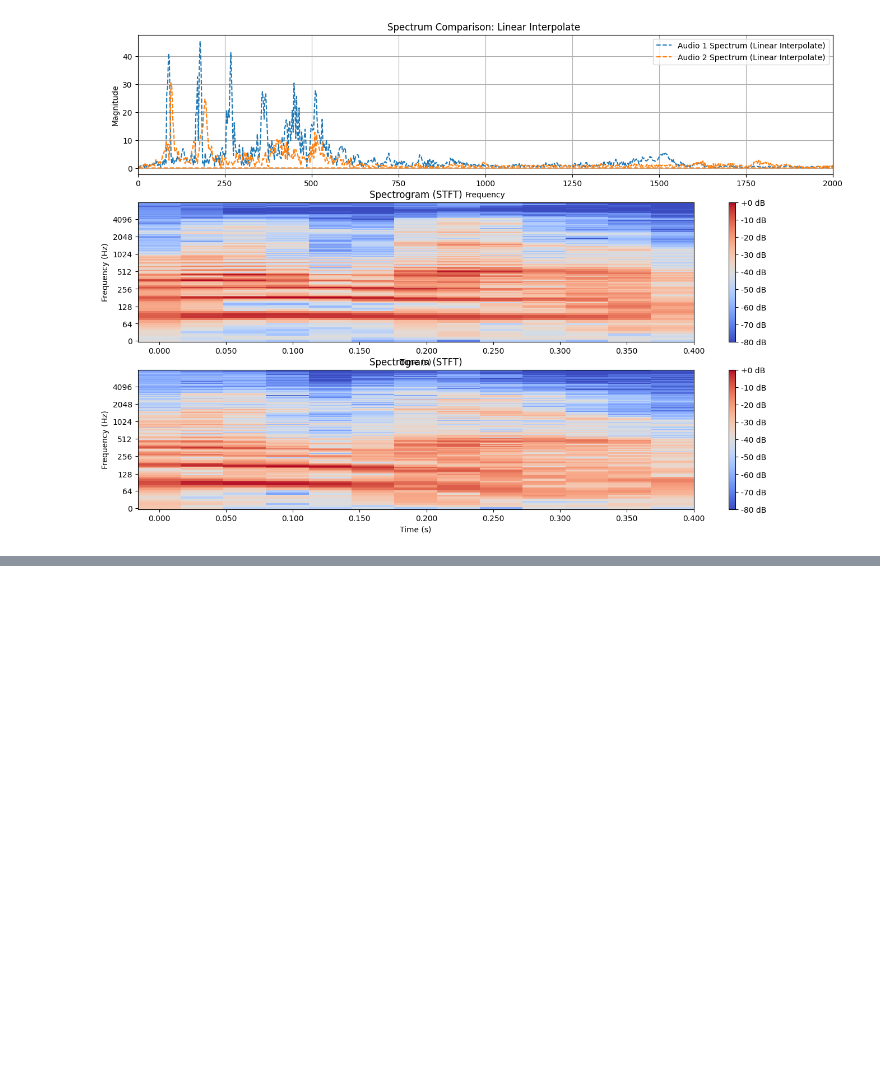
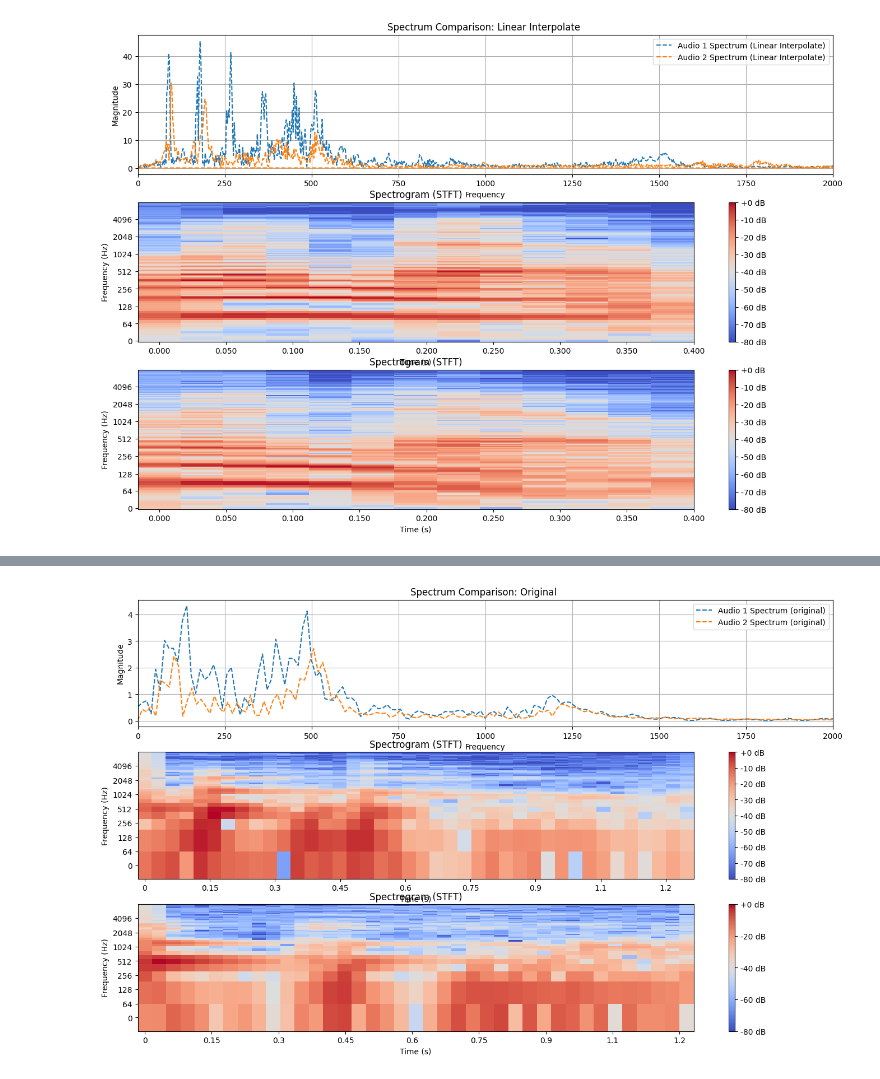
Before and after one commit to dashpulsar/dashpulsar.github.io, a Jupyter notebook: BrainlikeASR/Audio_Alignment_Test.ipynb, the cells around one changed output, grey strips where cells are left out. Saved outputs shown, nothing was run; the diff lists cells and outputs as text; code cells hidden in the pictures; blank space fills up the shorter version.

```diff
--- a/BrainlikeASR/Audio_Alignment_Test.ipynb
+++ b/BrainlikeASR/Audio_Alignment_Test.ipynb
@@ -456,0 +514,62 @@ plt.show()
+# %%
+from scipy.fft import fft
+
+spectrum1 = np.abs(fft(audio1))
+spectrum2 = np.abs(fft(audio2))
+
+target_length = max(len(audio1), len(audio2))
+freqs_padded = np.fft.fftfreq(target_length)
+sampling_rate = 16000
+freqs1 = np.fft.fftfreq(len(audio1), d=1/sampling_rate)
+freqs2 = np.fft.fftfreq(len(audio2), d=1/sampling_rate)
+
+def get_norm_log_spectrogram(audio):
+    spectrogram = np.abs(librosa.stft(audio, n_fft=512, hop_length=256)[:-1])
+    log_spectrogram = librosa.amplitude_to_db(spectrogram)
+
+    #norm_log_spectrogram = normaliser.normalise(log_spectrogram)
+    return log_spectrogram#norm_log_spectrogram
+
+
+plt.figure(figsize=(16, 10))
+plt.subplot(3, 1, 1)
+plt.plot(freqs1[:len(audio1) // 2], spectrum1[:len(audio1) // 2], label='Audio 1 Spectrum (original)', linestyle='--')
+plt.plot(freqs2[:len(audio2) // 2], spectrum2[:len(audio2) // 2], label='Audio 2 Spectrum (original)', linestyle='--')
+plt.xlim(0,2000)
+plt.title('Spectrum Comparison: Original ')
+plt.xlabel('Frequency')
+plt.ylabel('Magnitude')
+plt.xlim(0)
+plt.legend()
+plt.grid(True)
+
+
+
+sr=16000
+plt.subplot(3, 1, 2)
+D = librosa.stft(audio1,n_fft=128)
+S_db = librosa.amplitude_to_db(np.abs(D), ref=np.max)
+S_mel = librosa.feature.melspectrogram(y=audio1, sr=sr, n_mels=512, fmax=8000)
+S_mel_db = librosa.power_to_db(S_mel, ref=np.max)
+librosa.display.specshow(S_db, sr=sr, x_axis='time', y_axis='log', cmap='coolwarm')
+plt.colorbar(format='%+2.0f dB')
+plt.title('Spectrogram (STFT)')
+plt.xlabel('Time (s)')
+plt.ylabel('Frequency (Hz)')
+
+
+plt.subplot(3, 1, 3)
+D = librosa.stft(audio2,n_fft=128)
+S_db = librosa.amplitude_to_db(np.abs(D), ref=np.max)
+S_mel = librosa.feature.melspectrogram(y=audio2, sr=sr, n_mels=512, fmax=8000)
+S_mel_db = librosa.power_to_db(S_mel, ref=np.max)
+librosa.display.specshow(S_db, sr=sr, x_axis='time', y_axis='log', cmap='coolwarm')
+plt.colorbar(format='%+2.0f dB')
+plt.title('Spectrogram (STFT)')
+plt.xlabel('Time (s)')
+plt.ylabel('Frequency (Hz)')
+
+
+plt.show()
+# %% [output]
+[figure, added]
```
Also changed, not shown: parts of 10 cells of this notebook.
